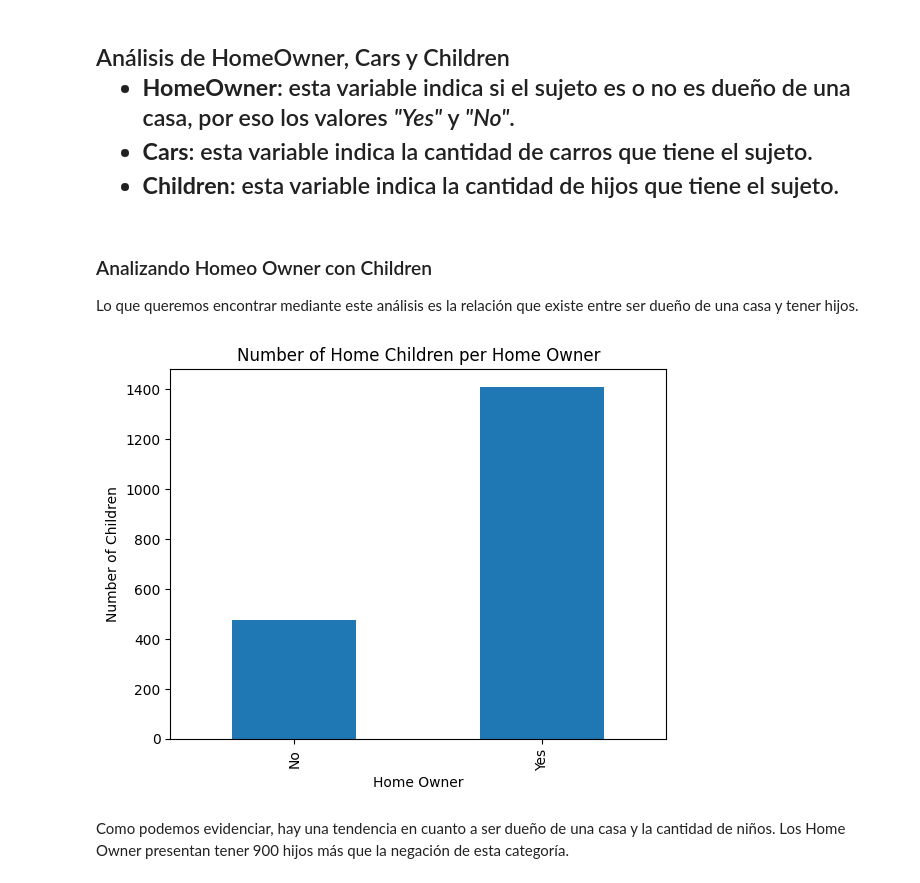
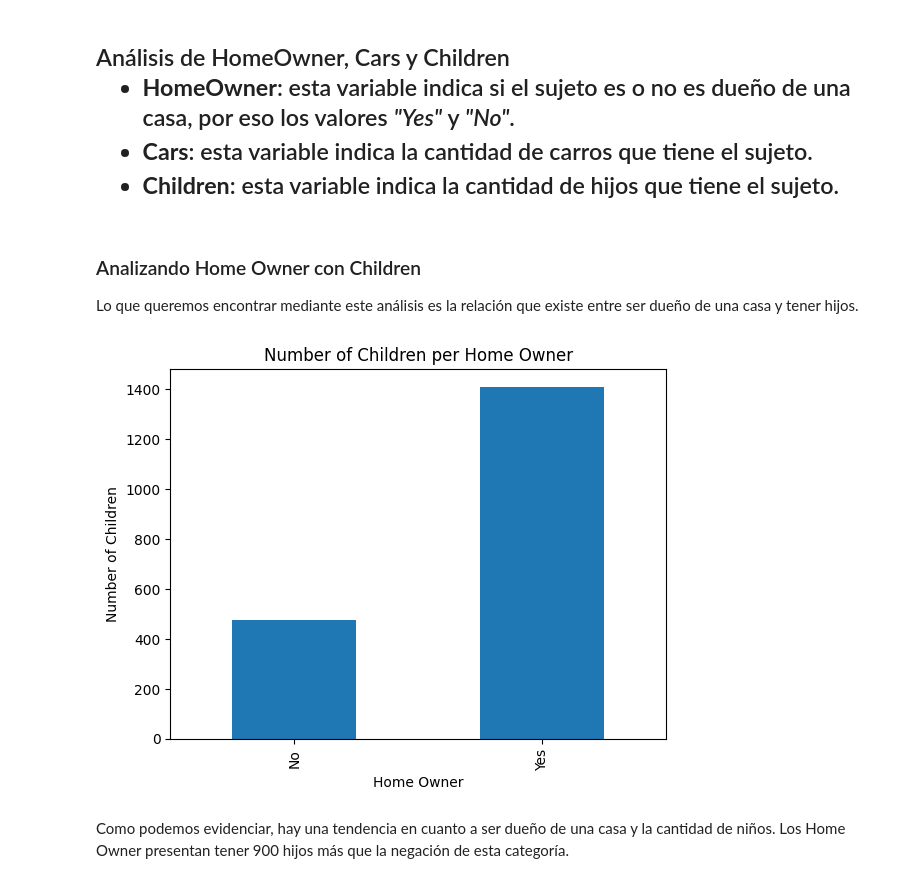
Before and after one commit to FrancoSimonini/bike-buyers-CRISP-DM_G2_CC52, a Jupyter notebook: Code/CodePaulo_9_10_11.ipynb, the cells around one changed output. Saved outputs shown, nothing was run; the diff lists cells and outputs as text; code cells hidden in the pictures.

```diff
--- a/Code/CodePaulo_9_10_11.ipynb
+++ b/Code/CodePaulo_9_10_11.ipynb
@@ -3,7 +3,7 @@ import pandas as pd
 import matplotlib.pyplot as plt
 import numpy as np
 # %%
-bike_buyers = pd.read_csv('bike_buyers.csv')
+bike_buyers = pd.read_csv('../Data/bike_buyers.csv')
 # %%
 # show all the data from bike_buyers
 bike_buyers
@@ -30,15 +30,15 @@ bike_buyers
     <li><strong>Children</strong>: esta variable indica la cantidad de hijos que tiene el sujeto.</li>
 </ul>
 # %% [markdown]
-<h3>Analizando Homeo Owner con Children</h3>
+<h3>Analizando Home Owner con Children</h3>
 <p>Lo que queremos encontrar mediante este análisis es la relación que existe entre
 ser dueño de una casa y tener hijos.</p>
 # %%
-bike_buyers.groupby('Home Owner').sum()['Children'].plot(kind='bar', title='Number of Home Children per Home Owner',
+bike_buyers.groupby('Home Owner').sum()['Children'].plot(kind='bar', title='Number of Children per Home Owner',
                                                         xlabel='Home Owner', ylabel='Number of Children')
 plt.show()
 # %% [output]
-[figure, old version]
+[figure, new version]
 # %% [markdown]
 <p>Como podemos evidenciar, hay una tendencia en cuanto a ser dueño de una casa y la cantidad de niños.
 Los Home Owner presentan tener 900 hijos más que la negación de esta categoría.</p>
```
